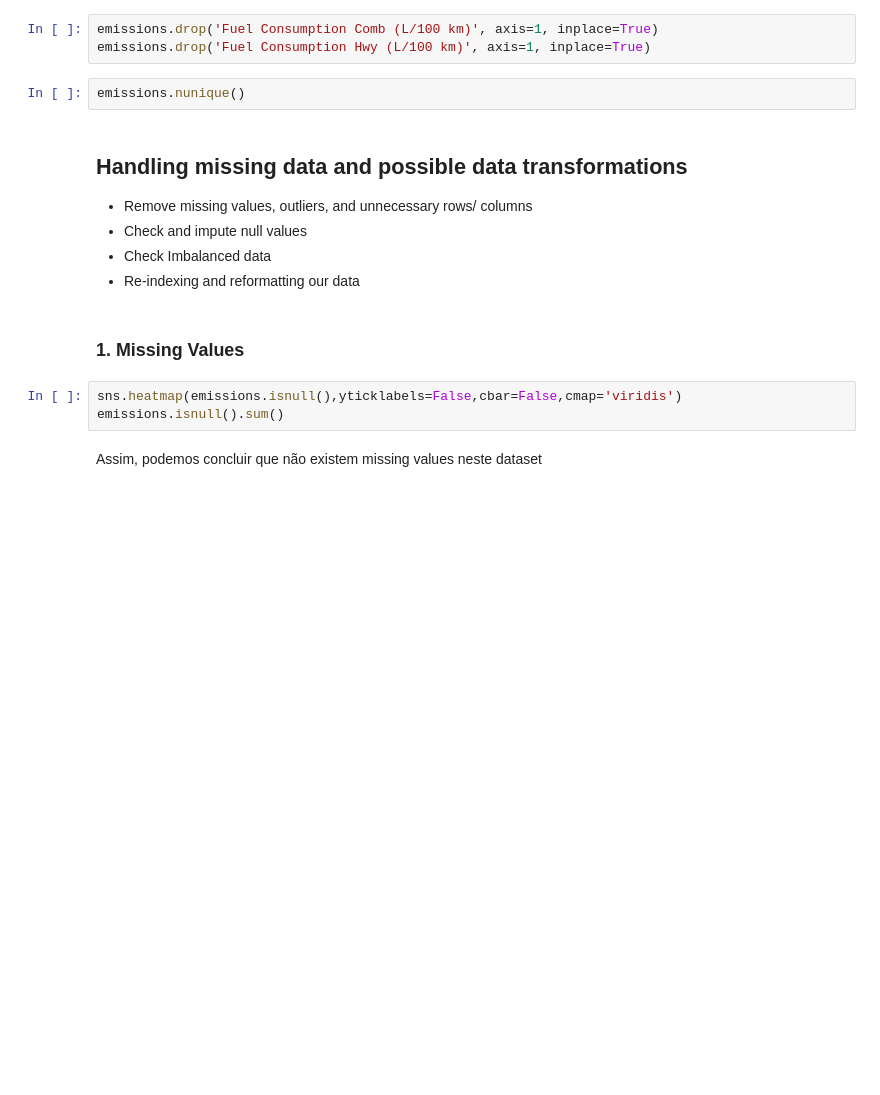
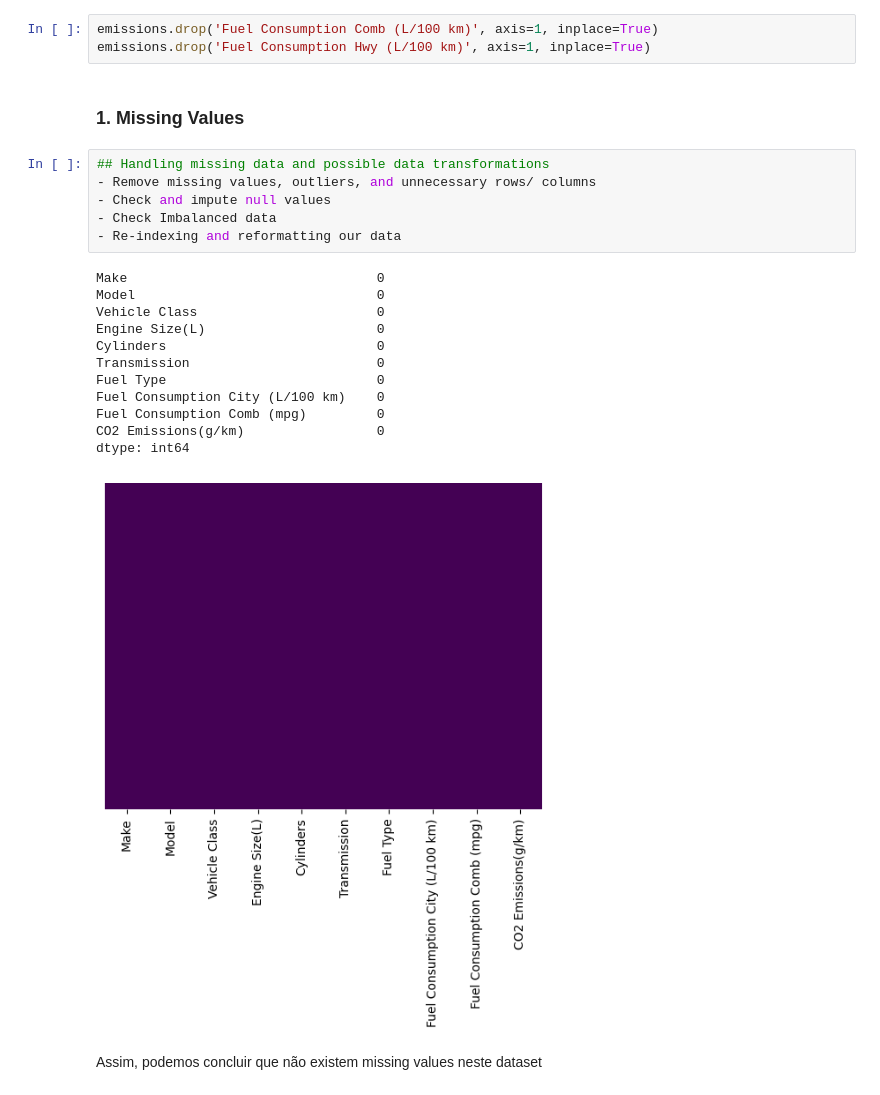
Before and after one commit to ritavaz02/daa, a Jupyter notebook: dataset_grupo/daa.ipynb, the cells around one changed output. Saved outputs shown, nothing was run; the diff lists cells and outputs as text; blank space fills up the shorter version.

```diff
--- a/dataset_grupo/daa.ipynb
+++ b/dataset_grupo/daa.ipynb
@@ -70,19 +41,27 @@ sns.heatmap(emissions.corr(numeric_only=True))
 # %%
 emissions.drop('Fuel Consumption Comb (L/100 km)', axis=1, inplace=True)
 emissions.drop('Fuel Consumption Hwy (L/100 km)', axis=1, inplace=True)
-# %%
-emissions.nunique()
-# %% [markdown]
-## Handling missing data and possible data transformations
-- Remove missing values, outliers, and unnecessary rows/ columns
-- Check and impute null values
-- Check Imbalanced data
-- Re-indexing and reformatting our data
 # %% [markdown]
 ### 1. Missing Values
-# %%
-sns.heatmap(emissions.isnull(),yticklabels=False,cbar=False,cmap='viridis')
-emissions.isnull().sum()
+# %%
+## Handling missing data and possible data transformations
+- Remove missing values, outliers, and unnecessary rows/ columns
+- Check and impute null values
+- Check Imbalanced data
+- Re-indexing and reformatting our data
+# %% [output]
+Make                                0
+Model                               0
+Vehicle Class                       0
+Engine Size(L)                      0
+Cylinders                           0
+Transmission                        0
+Fuel Type                           0
+Fuel Consumption City (L/100 km)    0
+Fuel Consumption Comb (mpg)         0
+CO2 Emissions(g/km)                 0
+dtype: int64
+[figure, added]
 # %% [markdown]
 Assim, podemos concluir que não existem missing values neste dataset
 # %% [markdown]
```
Also changed, not shown: parts of 59 cells of this notebook.
